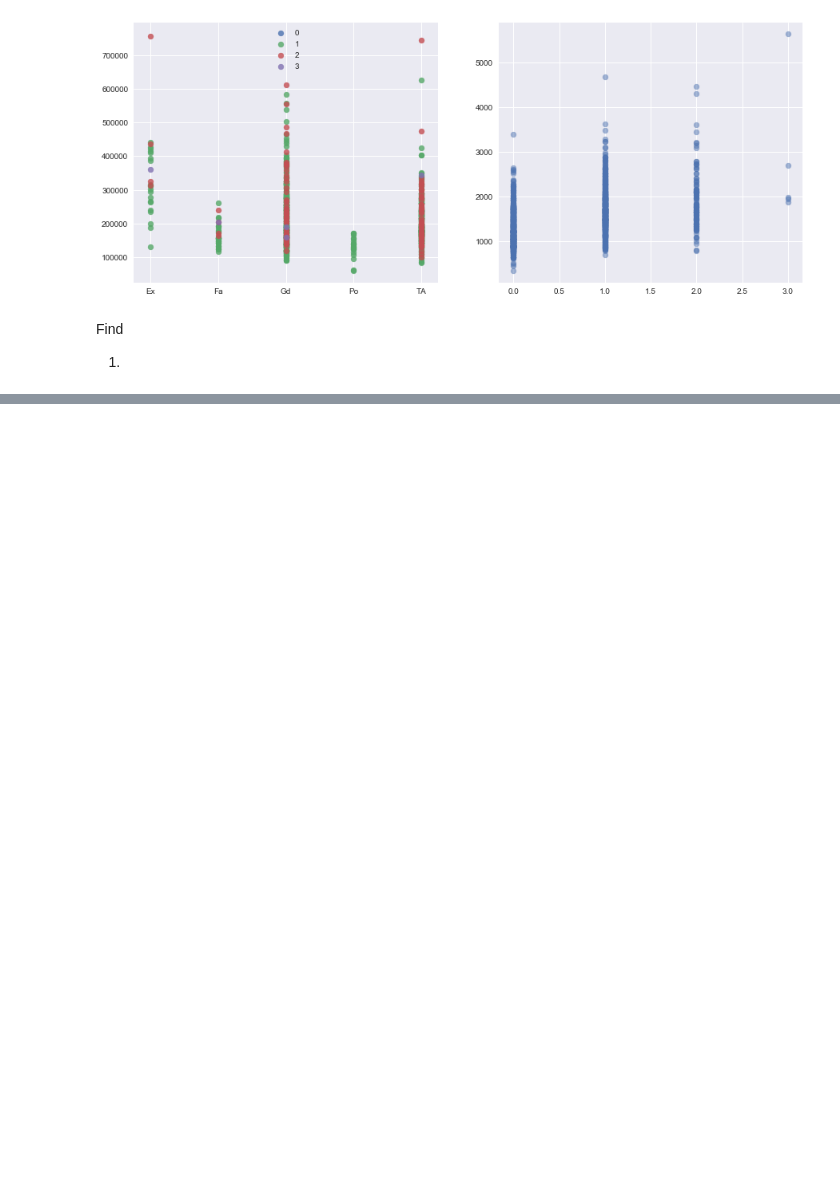
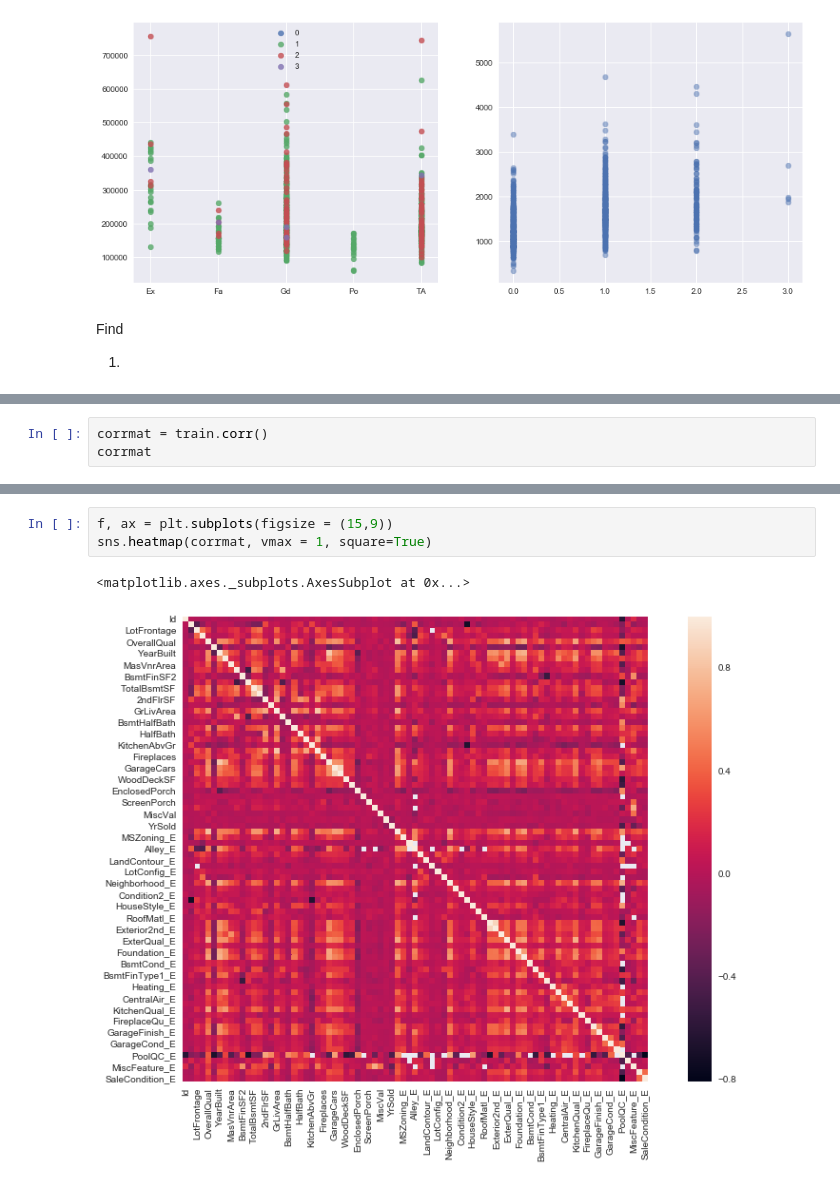
Before and after one commit to kish191919/House_Price_Project_by_Python, a Jupyter notebook: House_Prediction_Project_rev2_byaracho.ipynb, the cells around one changed output, grey strips where cells are left out. Cells and saved outputs as stored; diff of their text form; blank space fills up the shorter version.

```diff
--- a/House_Prediction_Project_rev2_byaracho.ipynb
+++ b/House_Prediction_Project_rev2_byaracho.ipynb
@@ -360,0 +381,3 @@ Find
+# %%
+corrmat = train.corr()
+corrmat
@@ -360,0 +403,6 @@ Find
+# %%
+f, ax = plt.subplots(figsize = (15,9))
+sns.heatmap(corrmat, vmax = 1, square=True)
+# %% [output]
+<matplotlib.axes._subplots.AxesSubplot at 0x...>
+[figure, added]
```
Also changed, not shown: parts of 20 cells of this notebook.
